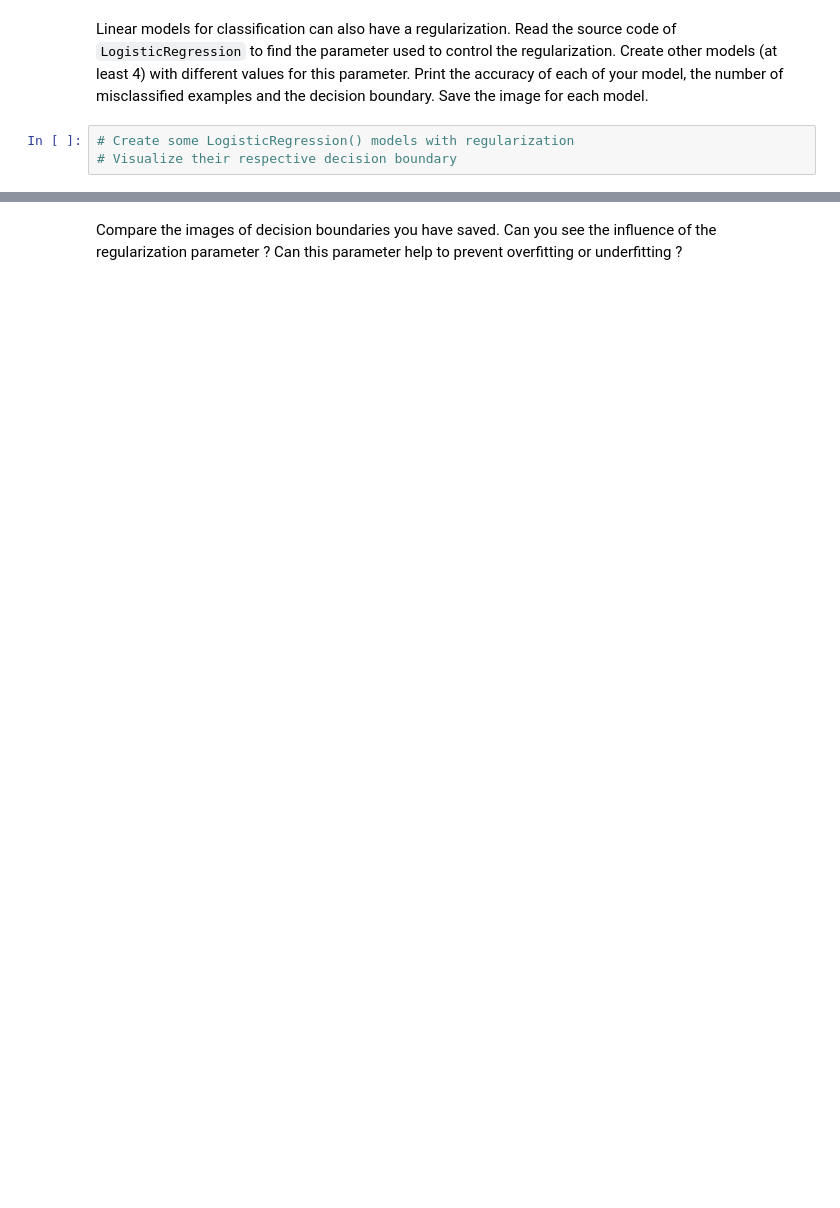
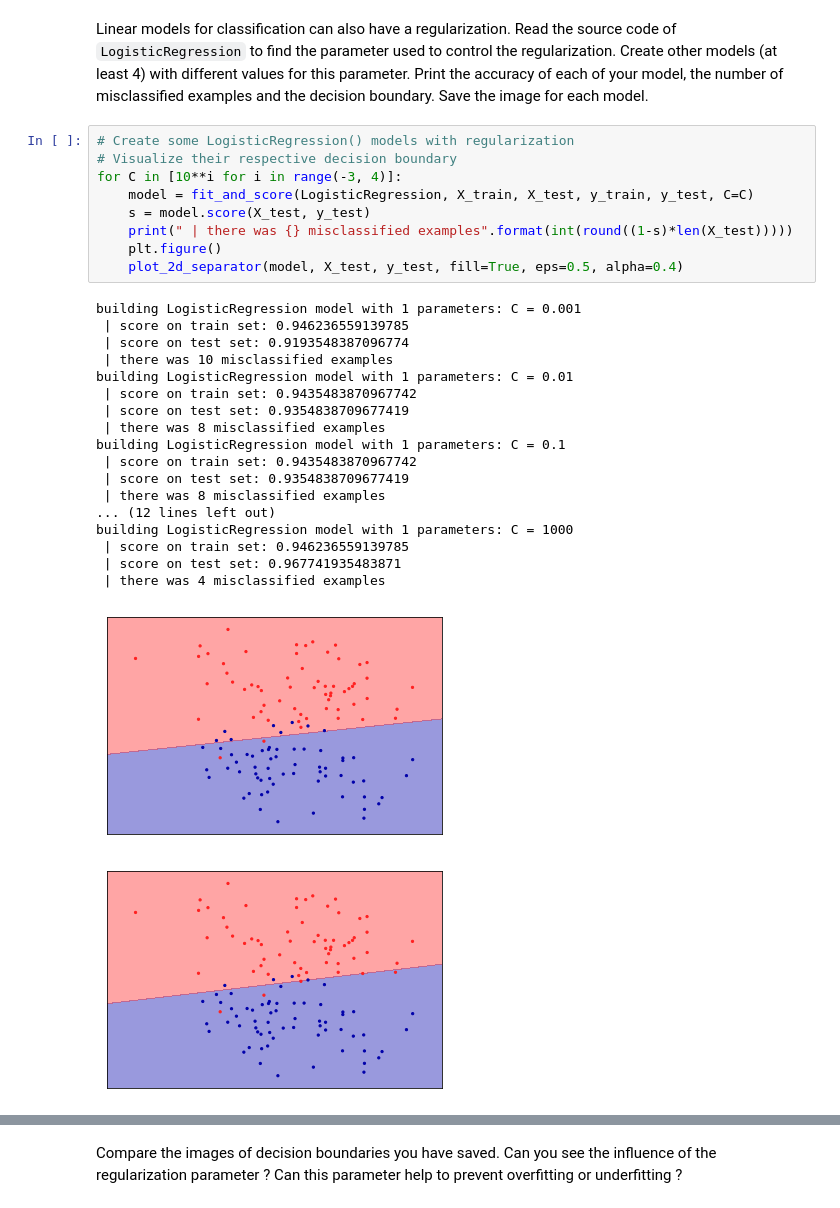
Before and after one commit to RaphaelChevasson/data-analysis, a Jupyter notebook: session-3/session-3.ipynb, the cells around one changed output, grey strips where cells are left out. Drawn from its saved outputs; the diff is of its cells as text; blank space fills up the shorter version.

```diff
--- a/session-3/session-3.ipynb
+++ b/session-3/session-3.ipynb
@@ -28,5 +52,31 @@ Now print the decision boundary of this model like we did in the last notebook.
 # %% [markdown]
 Linear models for classification can also have a regularization. Read the source code of `LogisticRegression` to find the parameter used to control the regularization. Create other models (at least 4) with different values for this parameter. Print the accuracy of each of your model, the number of misclassified examples and the decision boundary. Save the image for each model.
-# %%
-# Create some LogisticRegression() models with regularization
-# Visualize their respective decision boundary
+# %%
+# Create some LogisticRegression() models with regularization
+# Visualize their respective decision boundary
+for C in [10**i for i in range(-3, 4)]:
+    model = fit_and_score(LogisticRegression, X_train, X_test, y_train, y_test, C=C)
+    s = model.score(X_test, y_test)
+    print(" | there was {} misclassified examples".format(int(round((1-s)*len(X_test)))))
+    plt.figure()
+    plot_2d_separator(model, X_test, y_test, fill=True, eps=0.5, alpha=0.4)
+# %% [output]
+building LogisticRegression model with 1 parameters: C = 0.001
+ | score on train set: 0.946236559139785
+ | score on test set: 0.9193548387096774
+ | there was 10 misclassified examples
+building LogisticRegression model with 1 parameters: C = 0.01
+ | score on train set: 0.9435483870967742
+ | score on test set: 0.9354838709677419
+ | there was 8 misclassified examples
+building LogisticRegression model with 1 parameters: C = 0.1
+ | score on train set: 0.9435483870967742
+ | score on test set: 0.9354838709677419
+ | there was 8 misclassified examples
+... (12 lines left out)
+building LogisticRegression model with 1 parameters: C = 1000
+ | score on train set: 0.946236559139785
+ | score on test set: 0.967741935483871
+ | there was 4 misclassified examples
+[figure, added]
+[figure, added]
```
Also changed, not shown: parts of 18 cells of this notebook, 5 other files.
